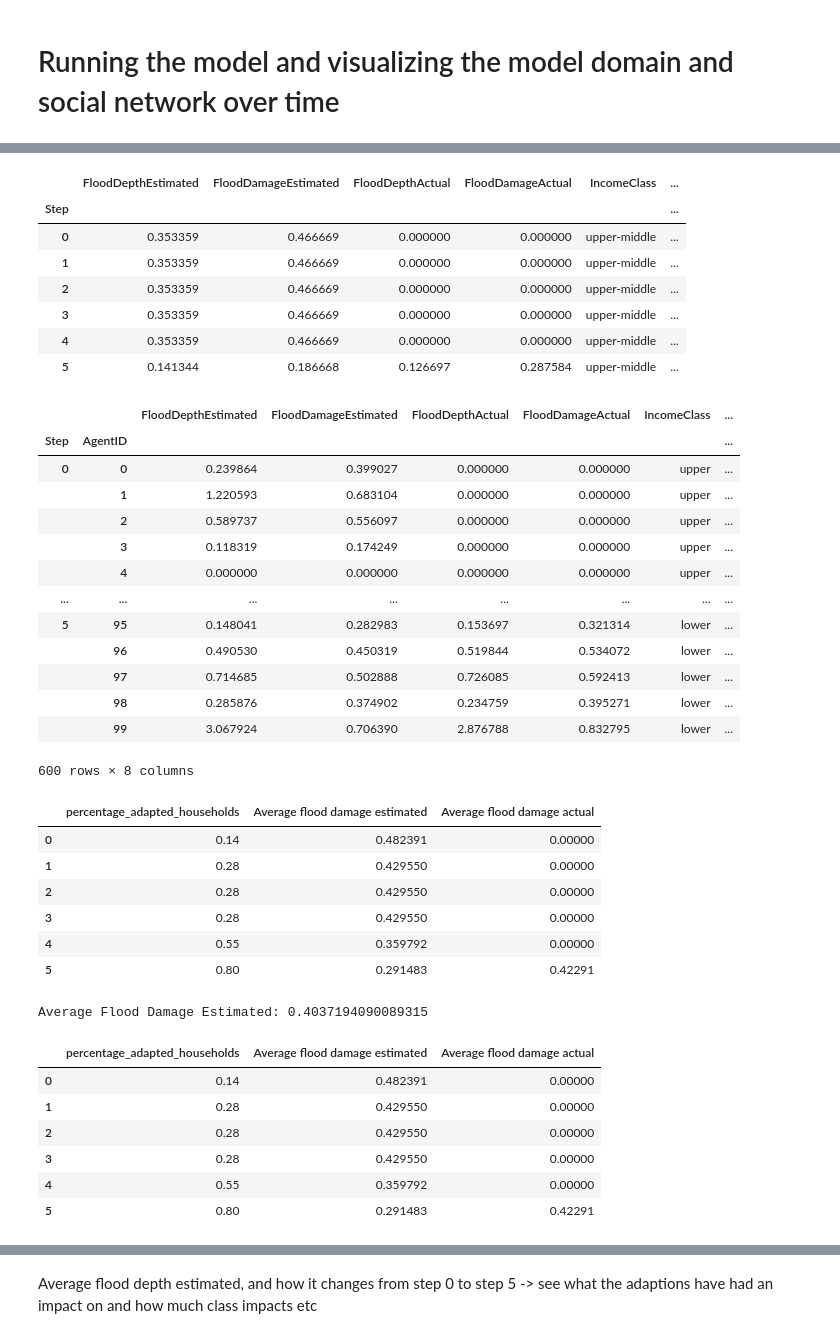
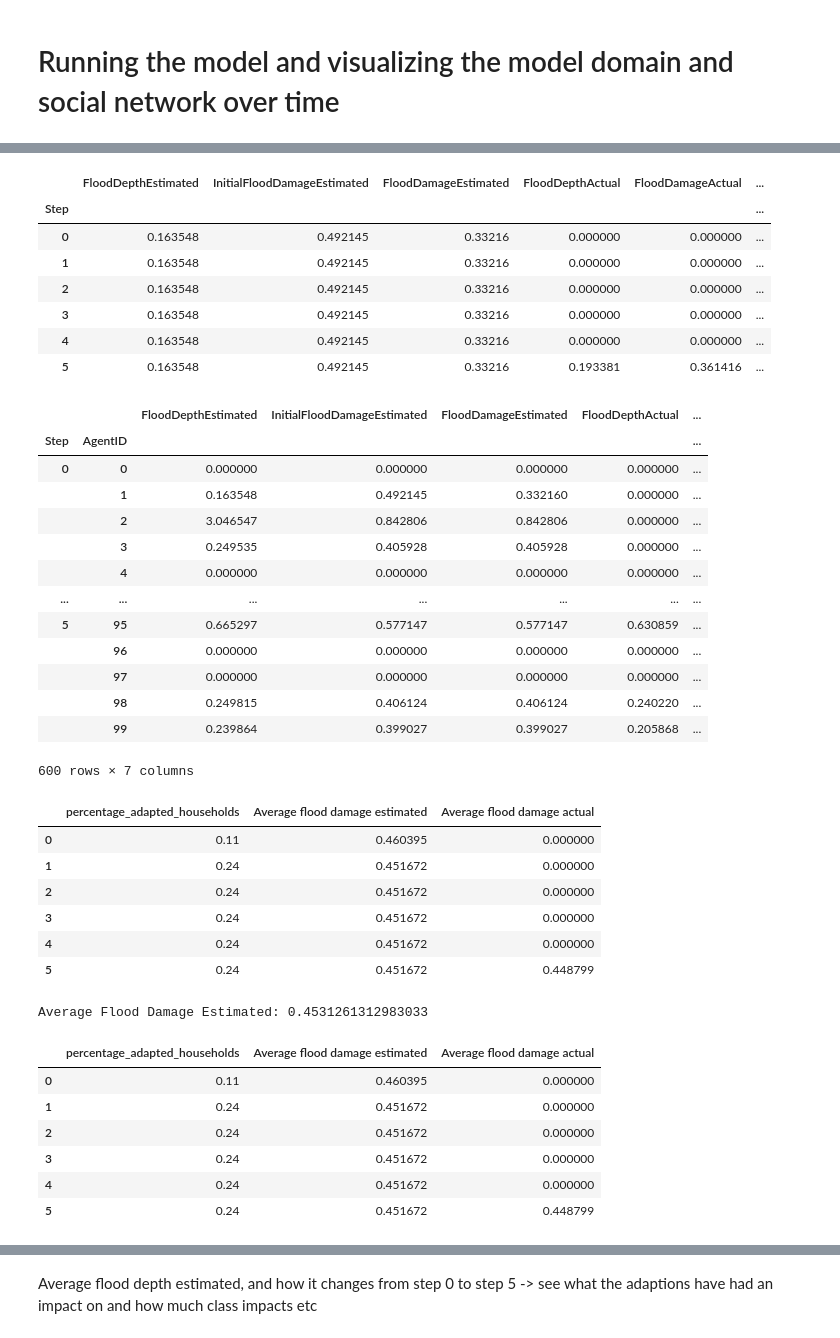
Before and after one commit to WoutervdVeen/ABM-SEN1211, a Jupyter notebook: base_model_mesa/model/demo.ipynb, the cells around one changed output, grey strips where cells are left out. Saved outputs shown, nothing was run; the diff lists cells and outputs as text; code cells hidden in the pictures.

```diff
--- a/base_model_mesa/model/demo.ipynb
+++ b/base_model_mesa/model/demo.ipynb
@@ -22,13 +22,13 @@ _This notebook was tested on 2023-11-13 with Mesa version 2.1.4 on Python 3.12.0
 # Running the model and visualizing the model domain and social network over time
 # %%
 from model import AdaptationModel
-from mesa.batchrunner import BatchRunner
+from mesa.batchrunner import batch_run
 import matplotlib.pyplot as plt
 import networkx as nx
 
 
 # Initialize the Adaptation Model with 50 household agents.
-model = AdaptationModel(number_of_households=100, flood_map_choice="harvey", network="barabasi_albert", gov_action_A_sub = True, gov_action_B_awa = True,) # flood_map_choice can be "harvey", "100yr", or "500yr"
+model = AdaptationModel(number_of_households=100, flood_map_choice="harvey", network="barabasi_albert", gov_action_A_sub = False, gov_action_B_awa = False,) # flood_map_choice can be "harvey", "100yr", or "500yr"
 
 # Calculate positions of nodes for the network plot.
 # The spring_layout function positions nodes using a force-directed algorithm,
@@ -118,47 +141,47 @@ model_data
 # %%
-## FINDING SPECIFIC HOUSEHOLD
+# FINDING SPECIFIC HOUSEHOLD
 agent_data = model.datacollector.get_agent_vars_dataframe()
-specific_agent_data = agent_data.xs(14, level='AgentID')
+specific_agent_data = agent_data.xs(1, level='AgentID')
 specific_agent_data
 # %% [output]
-|  | FloodDepthEstimated | FloodDamageEstimated | FloodDepthActual | FloodDamageActual | IncomeClass | ... |
+|  | FloodDepthEstimated | InitialFloodDamageEstimated | FloodDamageEstimated | FloodDepthActual | FloodDamageActual | ... |
 | Step |  |  |  |  |  | ... |
-| 0 | 0.353359 | 0.466669 | 0.000000 | 0.000000 | upper-middle | ... |
-| 1 | 0.353359 | 0.466669 | 0.000000 | 0.000000 | upper-middle | ... |
-| 2 | 0.353359 | 0.466669 | 0.000000 | 0.000000 | upper-middle | ... |
-| 3 | 0.353359 | 0.466669 | 0.000000 | 0.000000 | upper-middle | ... |
-| 4 | 0.353359 | 0.466669 | 0.000000 | 0.000000 | upper-middle | ... |
-| 5 | 0.141344 | 0.186668 | 0.126697 | 0.287584 | upper-middle | ... |
+| 0 | 0.163548 | 0.492145 | 0.33216 | 0.000000 | 0.000000 | ... |
+| 1 | 0.163548 | 0.492145 | 0.33216 | 0.000000 | 0.000000 | ... |
+| 2 | 0.163548 | 0.492145 | 0.33216 | 0.000000 | 0.000000 | ... |
+| 3 | 0.163548 | 0.492145 | 0.33216 | 0.000000 | 0.000000 | ... |
+| 4 | 0.163548 | 0.492145 | 0.33216 | 0.000000 | 0.000000 | ... |
+| 5 | 0.163548 | 0.492145 | 0.33216 | 0.193381 | 0.361416 | ... |
 # %%
 ## ALL HOUSEHOLDS
 agent_data = model.datacollector.get_agent_vars_dataframe()
 agent_data
 # %% [output]
-|  |  | FloodDepthEstimated | FloodDamageEstimated | FloodDepthActual | FloodDamageActual | IncomeClass | ... |
-| Step | AgentID |  |  |  |  |  | ... |
-| 0 | 0 | 0.239864 | 0.399027 | 0.000000 | 0.000000 | upper | ... |
-|  | 1 | 1.220593 | 0.683104 | 0.000000 | 0.000000 | upper | ... |
-|  | 2 | 0.589737 | 0.556097 | 0.000000 | 0.000000 | upper | ... |
-|  | 3 | 0.118319 | 0.174249 | 0.000000 | 0.000000 | upper | ... |
-|  | 4 | 0.000000 | 0.000000 | 0.000000 | 0.000000 | upper | ... |
-| ... | ... | ... | ... | ... | ... | ... | ... |
-| 5 | 95 | 0.148041 | 0.282983 | 0.153697 | 0.321314 | lower | ... |
-|  | 96 | 0.490530 | 0.450319 | 0.519844 | 0.534072 | lower | ... |
-|  | 97 | 0.714685 | 0.502888 | 0.726085 | 0.592413 | lower | ... |
-|  | 98 | 0.285876 | 0.374902 | 0.234759 | 0.395271 | lower | ... |
-|  | 99 | 3.067924 | 0.706390 | 2.876788 | 0.832795 | lower | ... |
+|  |  | FloodDepthEstimated | InitialFloodDamageEstimated | FloodDamageEstimated | FloodDepthActual | ... |
+| Step | AgentID |  |  |  |  | ... |
+| 0 | 0 | 0.000000 | 0.000000 | 0.000000 | 0.000000 | ... |
+|  | 1 | 0.163548 | 0.492145 | 0.332160 | 0.000000 | ... |
+|  | 2 | 3.046547 | 0.842806 | 0.842806 | 0.000000 | ... |
+|  | 3 | 0.249535 | 0.405928 | 0.405928 | 0.000000 | ... |
+|  | 4 | 0.000000 | 0.000000 | 0.000000 | 0.000000 | ... |
+| ... | ... | ... | ... | ... | ... | ... |
+| 5 | 95 | 0.665297 | 0.577147 | 0.577147 | 0.630859 | ... |
+|  | 96 | 0.000000 | 0.000000 | 0.000000 | 0.000000 | ... |
+|  | 97 | 0.000000 | 0.000000 | 0.000000 | 0.000000 | ... |
+|  | 98 | 0.249815 | 0.406124 | 0.406124 | 0.240220 | ... |
+|  | 99 | 0.239864 | 0.399027 | 0.399027 | 0.205868 | ... |
-600 rows × 8 columns
+600 rows × 7 columns
 # %%
 model_data = model.datacollector.get_model_vars_dataframe()
 model_data
 # %% [output]
 |  | percentage_adapted_households | Average flood damage estimated | Average flood damage actual |
-| 0 | 0.14 | 0.482391 | 0.00000 |
-| 1 | 0.28 | 0.429550 | 0.00000 |
-| 2 | 0.28 | 0.429550 | 0.00000 |
-| 3 | 0.28 | 0.429550 | 0.00000 |
-| 4 | 0.55 | 0.359792 | 0.00000 |
-| 5 | 0.80 | 0.291483 | 0.42291 |
+| 0 | 0.11 | 0.460395 | 0.000000 |
+| 1 | 0.24 | 0.451672 | 0.000000 |
+| 2 | 0.24 | 0.451672 | 0.000000 |
+| 3 | 0.24 | 0.451672 | 0.000000 |
+| 4 | 0.24 | 0.451672 | 0.000000 |
+| 5 | 0.24 | 0.451672 | 0.448799 |
 # %%
 ## PRINTING AVERAGE FLOOD DAMAGES
 
@@ -170,18 +193,18 @@ if 'FloodDamageEstimated' in agent_data.columns:
 else:
     print("'FloodDamageEstimated' column not found in the data.")
 # %% [output]
-Average Flood Damage Estimated: 0.4037194090089315
+Average Flood Damage Estimated: 0.4531261312983033
 # %%
 model_data = model.datacollector.get_model_vars_dataframe()
 model_data
 # %% [output]
 |  | percentage_adapted_households | Average flood damage estimated | Average flood damage actual |
-| 0 | 0.14 | 0.482391 | 0.00000 |
-| 1 | 0.28 | 0.429550 | 0.00000 |
-| 2 | 0.28 | 0.429550 | 0.00000 |
-| 3 | 0.28 | 0.429550 | 0.00000 |
-| 4 | 0.55 | 0.359792 | 0.00000 |
-| 5 | 0.80 | 0.291483 | 0.42291 |
+| 0 | 0.11 | 0.460395 | 0.000000 |
+| 1 | 0.24 | 0.451672 | 0.000000 |
+| 2 | 0.24 | 0.451672 | 0.000000 |
+| 3 | 0.24 | 0.451672 | 0.000000 |
+| 4 | 0.24 | 0.451672 | 0.000000 |
+| 5 | 0.24 | 0.451672 | 0.448799 |
 # %%
 import pandas as pd
 from agents import Households
```
Also changed, not shown: parts of 6 cells of this notebook, 2 other files.
